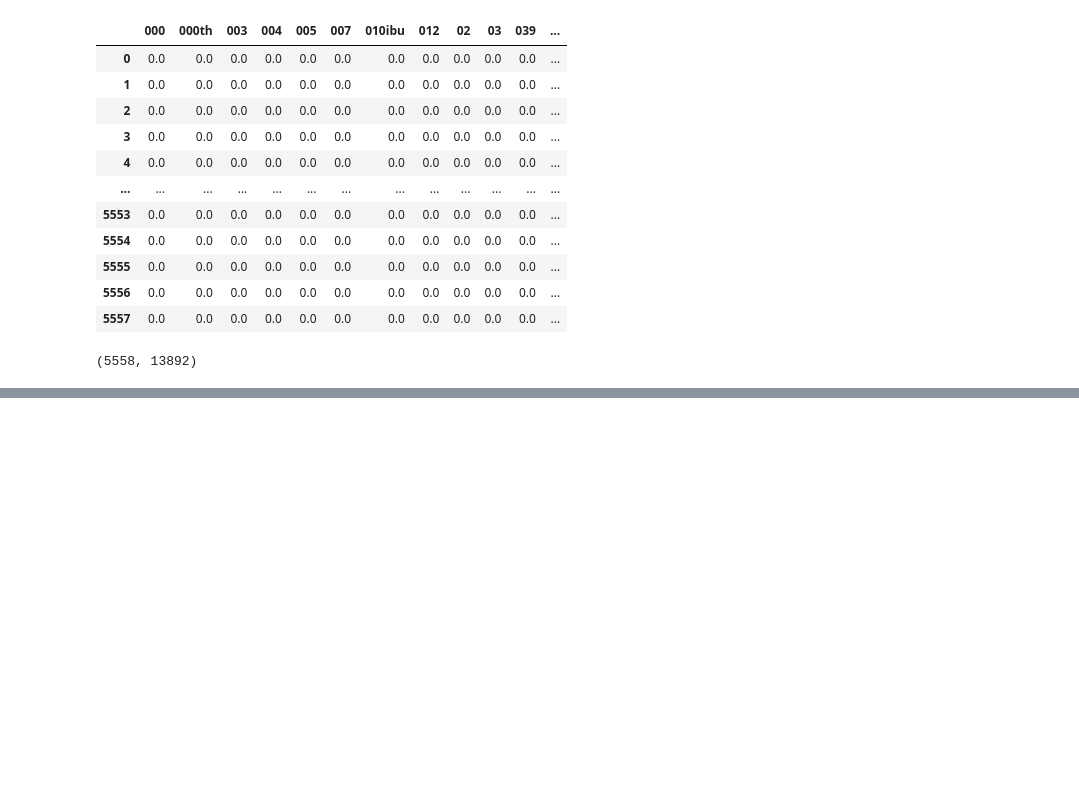
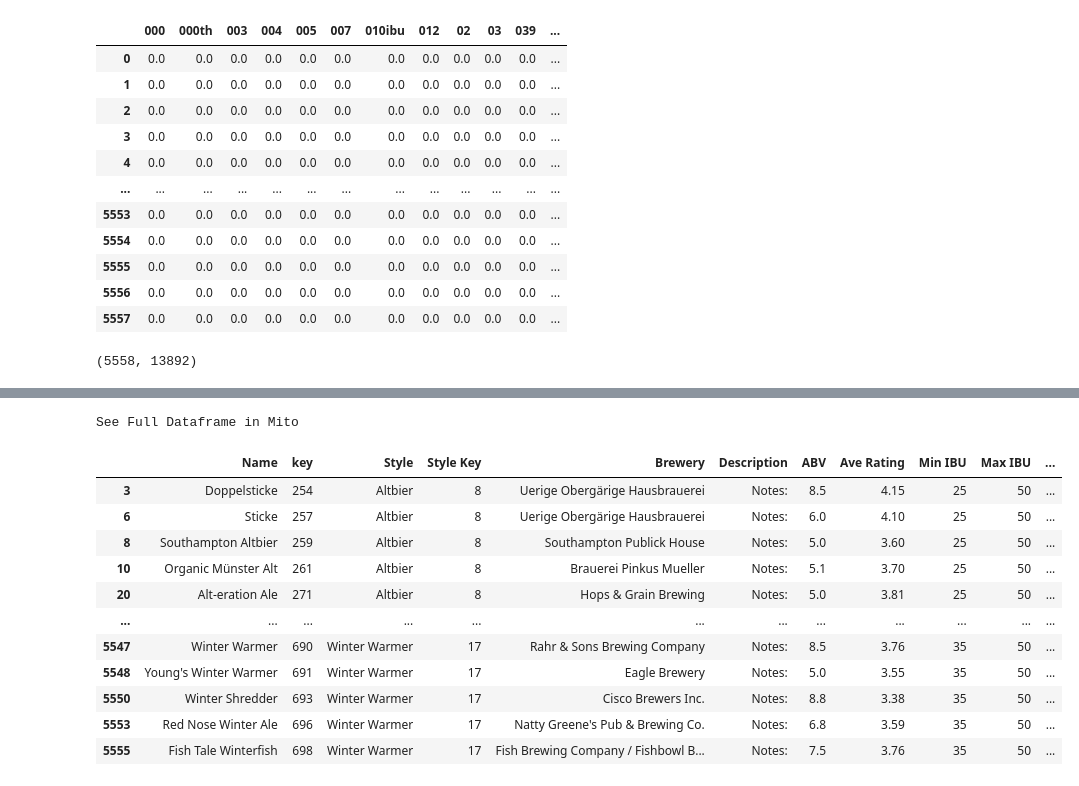
Before and after one commit to JoelAnalytics/beer_recommender, a Jupyter notebook: 01_text_vectorizer_classic.ipynb, the cells around one changed output, grey strips where cells are left out. Cells and saved outputs as stored; diff of their text form; code cells hidden in the pictures; blank space fills up the shorter version.

```diff
--- a/01_text_vectorizer_classic.ipynb
+++ b/01_text_vectorizer_classic.ipynb
@@ -186,0 +197,16 @@ len(df[df.Description=='Notes:'])/len(df)
+# %%
+df[df['Description'].str.len()==6]
+# %% [output]
+See Full Dataframe in Mito
+|  | Name | key | Style | Style Key | Brewery | Description | ABV | Ave Rating | Min IBU | Max IBU | ... |
+| 3 | Doppelsticke | 254 | Altbier | 8 | Uerige Obergärige Hausbrauerei | Notes: | 8.5 | 4.15 | 25 | 50 | ... |
+| 6 | Sticke | 257 | Altbier | 8 | Uerige Obergärige Hausbrauerei | Notes: | 6.0 | 4.10 | 25 | 50 | ... |
+| 8 | Southampton Altbier | 259 | Altbier | 8 | Southampton Publick House | Notes: | 5.0 | 3.60 | 25 | 50 | ... |
+| 10 | Organic Münster Alt | 261 | Altbier | 8 | Brauerei Pinkus Mueller | Notes: | 5.1 | 3.70 | 25 | 50 | ... |
+| 20 | Alt-eration Ale | 271 | Altbier | 8 | Hops & Grain Brewing | Notes: | 5.0 | 3.81 | 25 | 50 | ... |
+| ... | ... | ... | ... | ... | ... | ... | ... | ... | ... | ... | ... |
+| 5547 | Winter Warmer | 690 | Winter Warmer | 17 | Rahr & Sons Brewing Company | Notes: | 8.5 | 3.76 | 35 | 50 | ... |
+| 5548 | Young's Winter Warmer | 691 | Winter Warmer | 17 | Eagle Brewery | Notes: | 5.0 | 3.55 | 35 | 50 | ... |
+| 5550 | Winter Shredder | 693 | Winter Warmer | 17 | Cisco Brewers Inc. | Notes: | 8.8 | 3.38 | 35 | 50 | ... |
+| 5553 | Red Nose Winter Ale | 696 | Winter Warmer | 17 | Natty Greene's Pub & Brewing Co. | Notes: | 6.8 | 3.59 | 35 | 50 | ... |
+| 5555 | Fish Tale Winterfish | 698 | Winter Warmer | 17 | Fish Brewing Company / Fishbowl B... | Notes: | 7.5 | 3.76 | 35 | 50 | ... |
```
Also changed, not shown: parts of 33 cells of this notebook.
